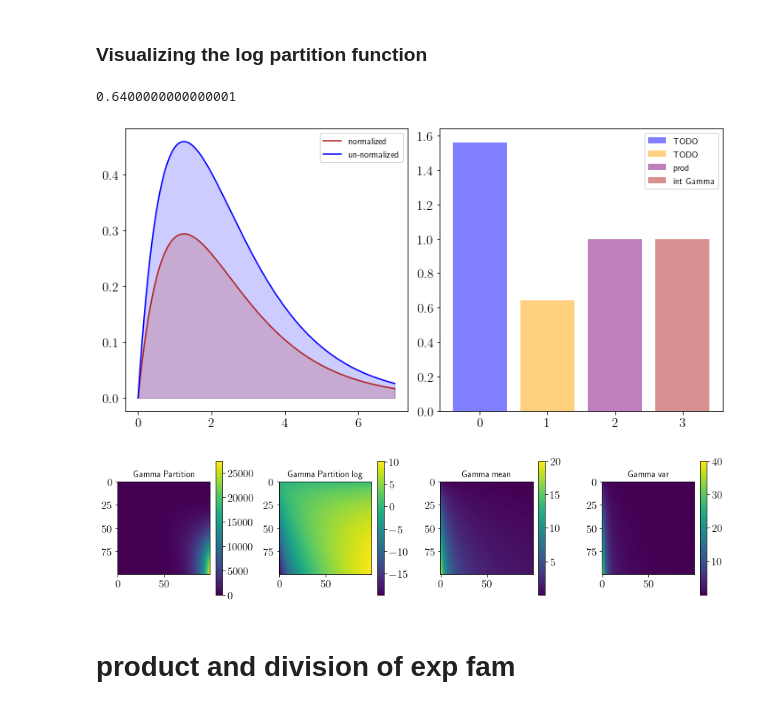
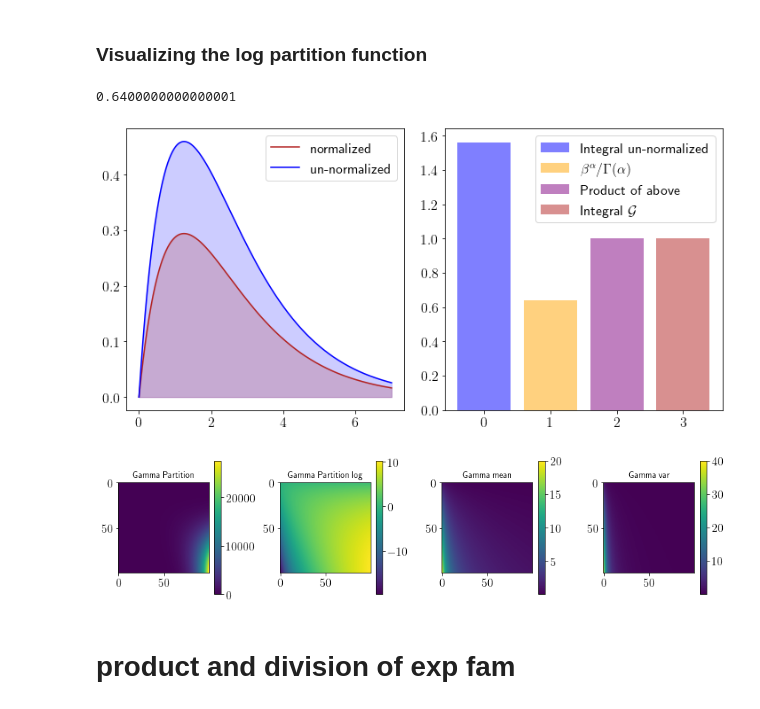
Before and after one commit to mariushobbhahn/Exponential_Families_visual_tutorial, a Jupyter notebook: ExpFam_Basics.ipynb, the cells around one changed output. Cells and saved outputs as stored; diff of their text form; code cells hidden in the pictures.

Commit message:
updated figures

```diff
--- a/ExpFam_Basics.ipynb
+++ b/ExpFam_Basics.ipynb
@@ -99,13 +101,19 @@ S = (Y2 - (Y1**2/n))/(n-1)
 norm_true_pdf = norm.pdf(x_, mu3, sigma3)
 norm_approx_pdf = norm.pdf(x_, M, np.sqrt(S))
 
+plt.rc('xtick', labelsize=16)
+plt.rc('ytick', labelsize=16)
+plt.rc('axes', labelsize=16)
+legend_size=16
+title_size=16
+
 plt.figure(figsize=(10, 5))
 for s in norm_samples:
     plt.axvline(s, 0, 0.2, color='black')
 plt.plot(x_, norm_true_pdf, label='True distributions')
 plt.plot(x_, norm_approx_pdf, label='Estimate from Sufficient Statistics')
 plt.axvline(norm_samples[0], 0, 0.2, color='black', label='samples')
-plt.legend()
+plt.legend(loc='upper right', prop={'size': legend_size})
 
 plt.savefig('suff_stats_normal.png')
 plt.plot();
@@ -141,40 +149,47 @@ def gamma_var(a, l):
 # %%
 x_ = np.linspace(0, 7, 1000+1)
 gamma_test = gamma_pdf(x_, a2_g, l2)
 gamma_test_no_partition = gamma_pdf_no_partition(x_, a2_g, l2)
 gamma_partition_test = gamma_partition(a2_g, l2)
 print(gamma_partition_test)
 
 from scipy.integrate import quad
 
 def gamma_unnormalized(x):
     return(gamma_pdf_no_partition(x, a2_g, l2))
 
 def gamma_int(x):
     return(gamma_pdf(x, a2_g, l2))
 
 int_gamma_unnormalized, _ = quad(gamma_unnormalized, 0, 1000)
 int_gamma, _ = quad(gamma_int, 0, 1000)
 
+
+plt.rc('xtick', labelsize=16)
+plt.rc('ytick', labelsize=16)
+plt.rc('axes', labelsize=16)
+legend_size=16
+title_size=16
+
 fix, ax = plt.subplots(1, 2, figsize=(10,5))
 ax[0].plot(x_, gamma_test, label="normalized", color='firebrick')
 ax[0].plot(x_, gamma_test_no_partition, label="un-normalized", color='blue')
 ax[0].fill_between(x_, np.zeros(len(x_)), gamma_test_no_partition, color='blue', alpha=0.2)
 ax[0].fill_between(x_, np.zeros(len(x_)), gamma_test, color='firebrick', alpha=0.2)
-ax[0].legend()
+ax[0].legend(loc='upper right', prop={'size': legend_size})
 
-ax[1].bar(0, int_gamma_unnormalized, label='TODO', color='blue', alpha=0.5)
-ax[1].bar(1, gamma_partition_test, label='TODO', color='orange', alpha=0.5)
-ax[1].bar(2, int_gamma_unnormalized * gamma_partition_test, label='prod', color='purple', alpha=0.5)
-ax[1].bar(3, int_gamma, label='int Gamma', color='firebrick', alpha=0.5)
-ax[1].legend()
+ax[1].bar(0, int_gamma_unnormalized, label='Integral un-normalized', color='blue', alpha=0.5)
+ax[1].bar(1, gamma_partition_test, label=r'$\beta^{\alpha}/\Gamma(\alpha)$', color='orange', alpha=0.5)
+ax[1].bar(2, int_gamma_unnormalized * gamma_partition_test, label='Product of above', color='purple', alpha=0.5)
+ax[1].bar(3, int_gamma, label=r'Integral $\mathcal{G}$', color='firebrick', alpha=0.5)
+ax[1].legend(loc='upper right', prop={'size': legend_size})
 
 plt.tight_layout()
 plt.savefig('log_partition_gamma.png')
 plt.show();
 # %% [output]
 0.6400000000000001
-[figure, old version]
+[figure, new version]
 # %%
 as_ = np.linspace(0.5, 10, 100)
 bs_ = np.linspace(0.5, 10, 100)
@@ -216,7 +231,7 @@ ax[3].set_title('Gamma var')
 plt.tight_layout()
 plt.show();
 # %% [output]
-[figure, old version]
+[figure, new version]
 # %% [markdown]
 # product and division of exp fam
 # %%
```
Also changed, not shown: parts of 5 cells of this notebook, 6 other files.
